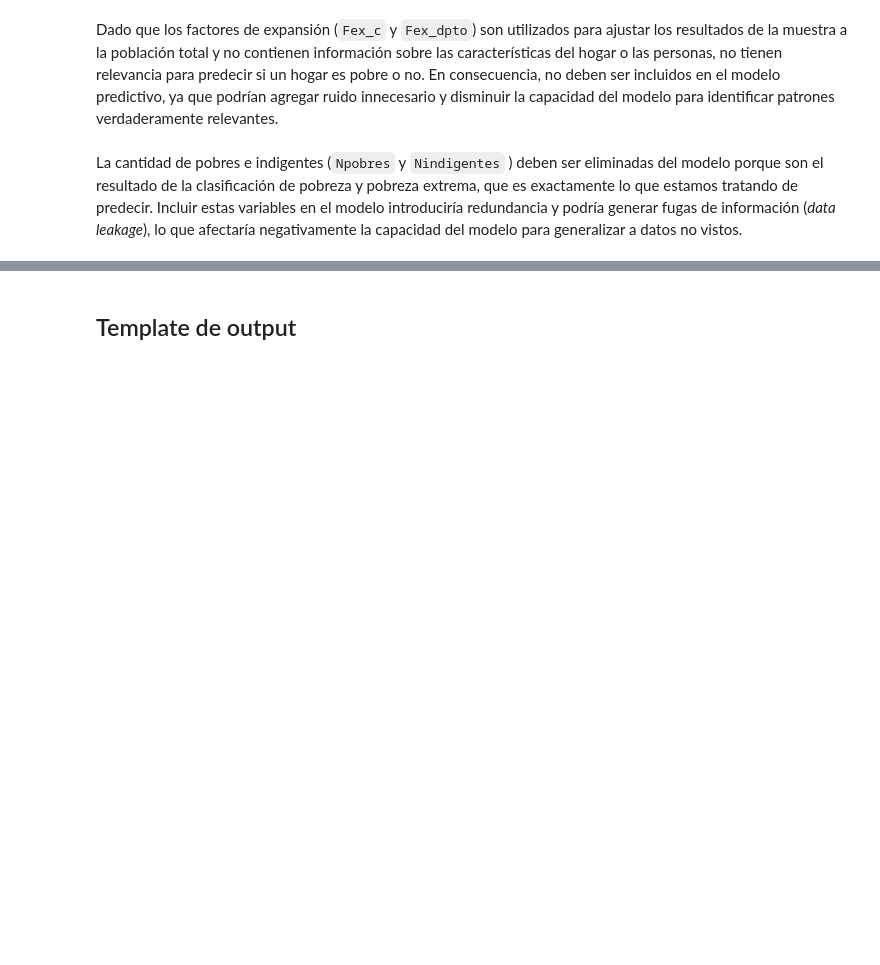
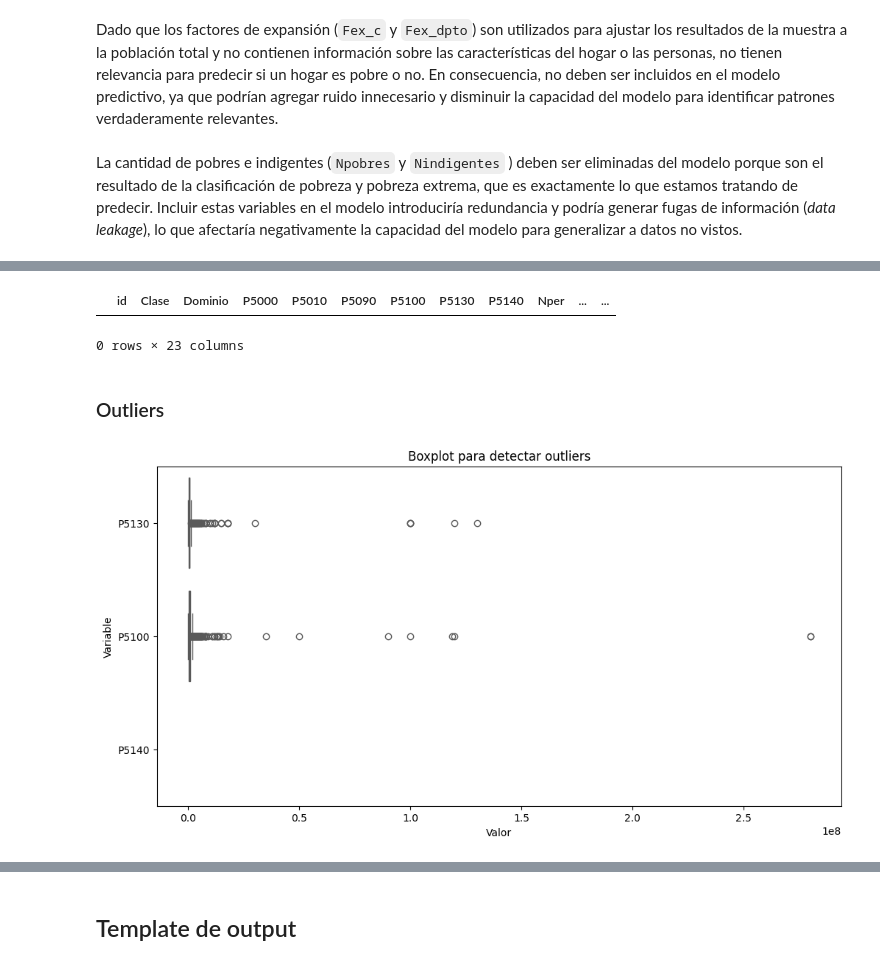
Before and after one commit to victoria-mascaro/ML_UNLP, a Jupyter notebook: PS2/scripts/1_eda_b.ipynb, the cells around one changed output, grey strips where cells are left out. Saved outputs shown, nothing was run; the diff lists cells and outputs as text; code cells hidden in the pictures; blank space fills up the shorter version.

```diff
--- a/PS2/scripts/1_eda_b.ipynb
+++ b/PS2/scripts/1_eda_b.ipynb
@@ -409,0 +501,20 @@ La cantidad de pobres e indigentes (`Npobres` y `Nindigentes` ) deben ser elimin
+# %%
+X_train_filtered
+# %% [output]
+|  | id | Clase | Dominio | P5000 | P5010 | P5090 | P5100 | P5130 | P5140 | Nper | ... | ... |
+0 rows × 23 columns
+# %% [markdown]
+### Outliers
+# %%
+# Seleccionamos las columnas de interés
+columns_to_plot = ['P5100', 'P5130', 'P5140']
+X_train_filtered = X_train[X_train['P5100'] >= 100]
+# Crear un gráfico de boxplot para ver los outliers
+plt.figure(figsize=(12, 6))
+sns.boxplot(data=X_train_filtered[columns_to_plot], orient="h", palette="Set2")
+plt.title('Boxplot para detectar outliers')
+plt.xlabel('Valor')
+plt.ylabel('Variable')
+plt.show()
+# %% [output]
+[figure, added]
```
Also changed, not shown: parts of 20 cells of this notebook, 1 other file.
